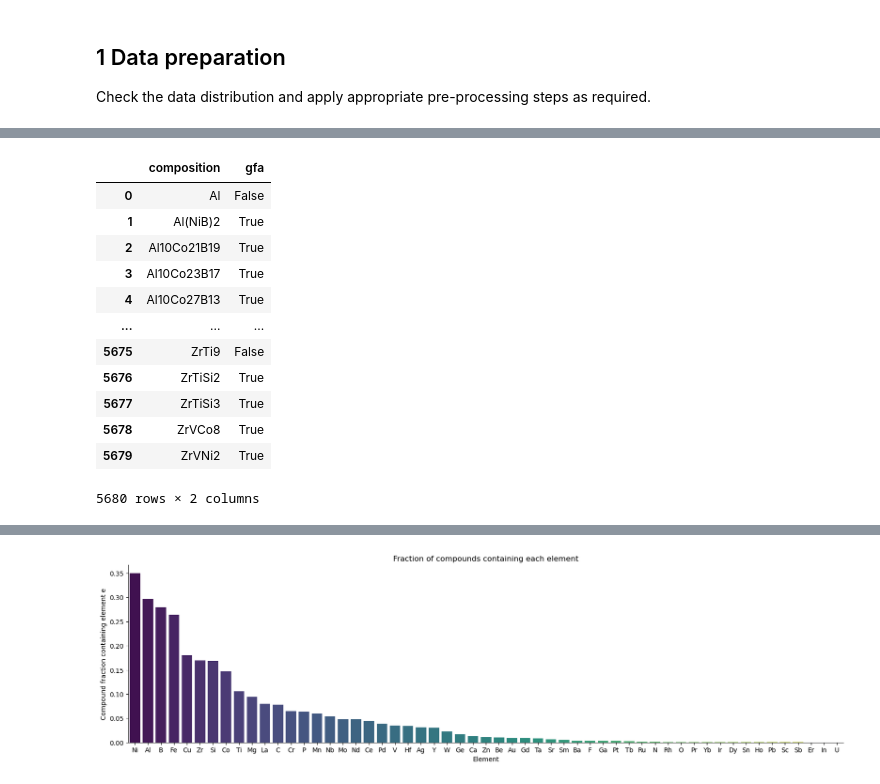
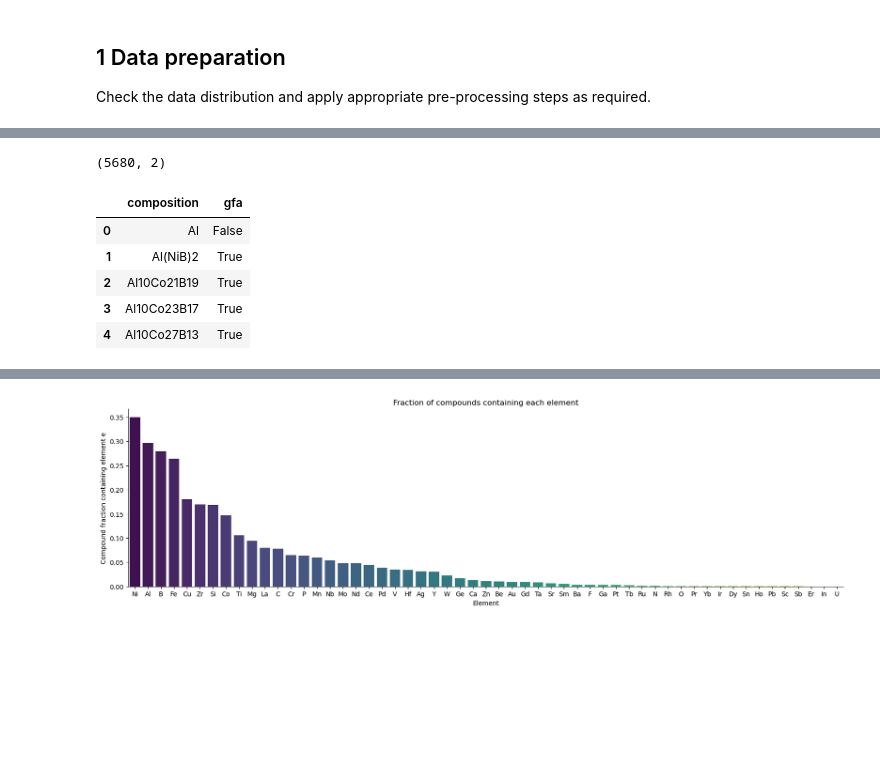
Before and after one commit to abhi0raj/Amorphous-classifier, a Jupyter notebook: main.ipynb, the cells around one changed output, grey strips where cells are left out. Saved outputs shown, nothing was run; the diff lists cells and outputs as text; code cells hidden in the pictures; blank space fills up the shorter version.

```diff
--- a/main.ipynb
+++ b/main.ipynb
@@ -76,26 +78,16 @@ File type: json.gz
 Figshare URL: https://ml.materialsproject.org/projects/matbench_glass.json.gz
 SHA256 Hash Digest: 36beb654e2a463ee2a6572105bea0ca2961eee7c7b26a25377bff2c3b338e53a
 # %%
-# module imports
-import pandas as pd
-import matplotlib.pyplot as plt
-import seaborn as sns
-
 # Load dataset into a pandas DataFrame
 df = load_dataset("matbench_glass")
 raw_data = df.copy()  # Keep a copy of the raw data
-df
+print(df.shape)
+df.head()
 # %% [output]
+(5680, 2)
 |  | composition | gfa |
 | 0 | Al | False |
 | 1 | Al(NiB)2 | True |
 | 2 | Al10Co21B19 | True |
 | 3 | Al10Co23B17 | True |
 | 4 | Al10Co27B13 | True |
-| ... | ... | ... |
-| 5675 | ZrTi9 | False |
-| 5676 | ZrTiSi2 | True |
-| 5677 | ZrTiSi3 | True |
-| 5678 | ZrVCo8 | True |
-| 5679 | ZrVNi2 | True |
-5680 rows × 2 columns
```
Also changed, not shown: parts of 7 cells of this notebook.
